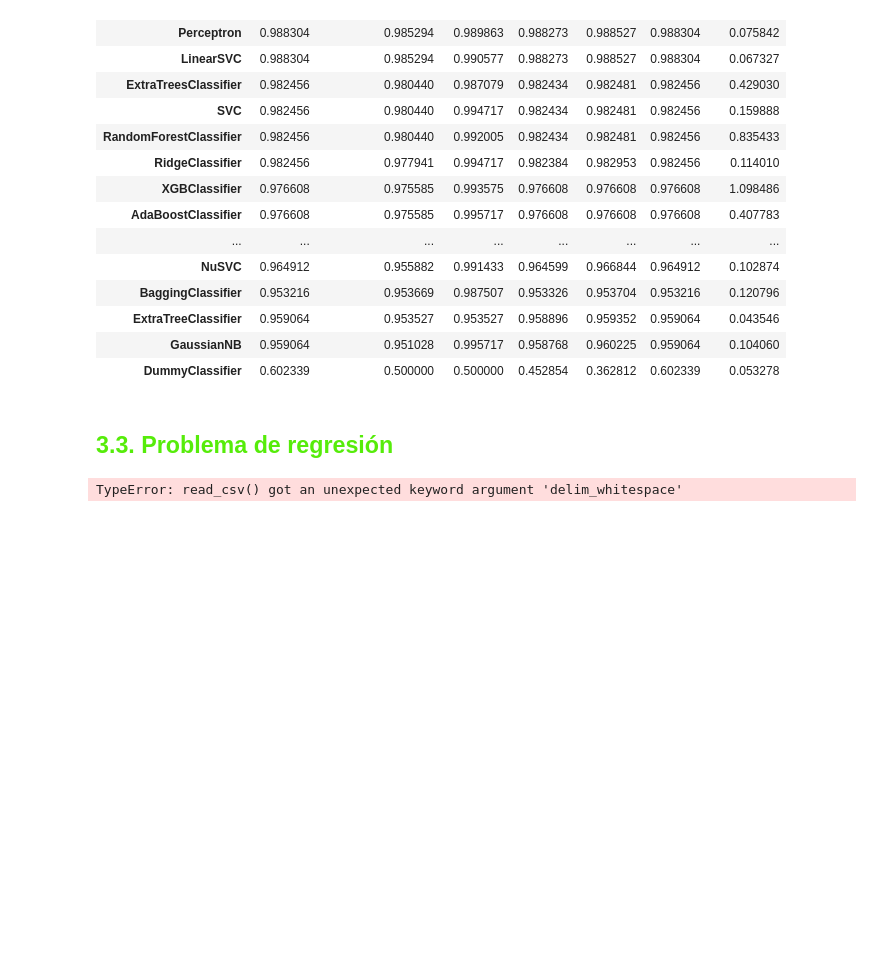
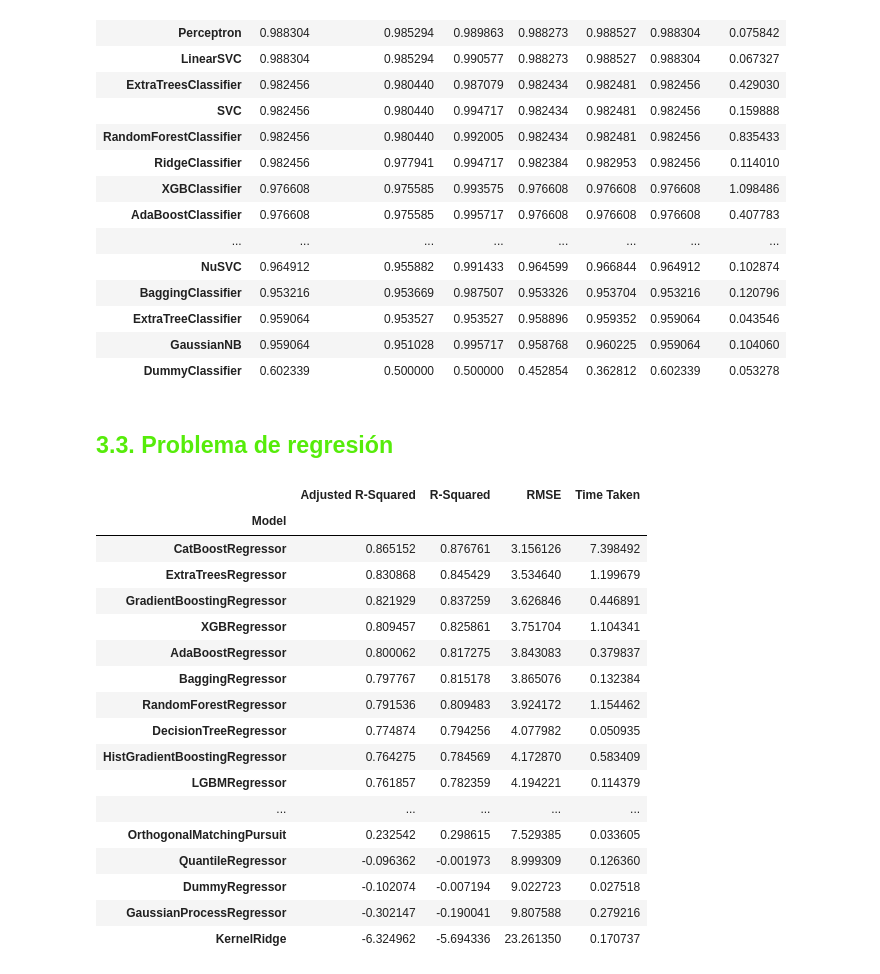
Before and after one commit to Spek7ro/Machine_Learning_Ensemble, a Jupyter notebook: Intro_ML/5.2. Plantilla para comparar algoritmos.ipynb, the cells around one changed output. Drawn from its saved outputs; the diff is of its cells as text; code cells hidden in the pictures; blank space fills up the shorter version.

```diff
--- a/Intro_ML/5.2. Plantilla para comparar algoritmos.ipynb
+++ b/Intro_ML/5.2. Plantilla para comparar algoritmos.ipynb
@@ -289,22 +289,39 @@ models
 # %%
 from lazypredict.Supervised import LazyRegressor
 from sklearn import datasets
 from sklearn.utils import shuffle
 import numpy as np
 import pandas as pd
 
 # Regression problem
-filename_reg = 'data/housing.csv'
-names_reg = ['CRIM', 'ZN', 'INDUS', 'CHAS', 'NOX', 'RM', 'AGE', 'DIS', 'RAD', 'TAX', 'PTRATIO',
-'B', 'LSTAT', 'MEDV']
-df_reg = pd.read_csv(filename_reg, delim_whitespace=True, names=names_reg)
+filename_reg = '../data/boston.csv'
+# names_reg = ['CRIM', 'ZN', 'INDUS', 'CHAS', 'NOX', 'RM', 'AGE', 'DIS', 'RAD', 'TAX', 'PTRATIO',
+# 'B', 'LSTAT', 'MEDV']
+df_reg = pd.read_csv(filename_reg, sep=',')
 array_reg = df_reg.values
 X_reg = array_reg[:,0:13]
 y_reg = array_reg[:,13]
 
 X_train, X_test, y_train, y_test = train_test_split(X_reg, y_reg,test_size=.3,random_state =123)
 reg = LazyRegressor(verbose=0,ignore_warnings=True, custom_metric=None )
 models,predictions = reg.fit(X_train, X_test, y_train, y_test)
 models
 # %% [output]
-TypeError: read_csv() got an unexpected keyword argument 'delim_whitespace'
+|  | Adjusted R-Squared | R-Squared | RMSE | Time Taken |
+| Model |  |  |  |  |
+| CatBoostRegressor | 0.865152 | 0.876761 | 3.156126 | 7.398492 |
+| ExtraTreesRegressor | 0.830868 | 0.845429 | 3.534640 | 1.199679 |
+| GradientBoostingRegressor | 0.821929 | 0.837259 | 3.626846 | 0.446891 |
+| XGBRegressor | 0.809457 | 0.825861 | 3.751704 | 1.104341 |
+| AdaBoostRegressor | 0.800062 | 0.817275 | 3.843083 | 0.379837 |
+| BaggingRegressor | 0.797767 | 0.815178 | 3.865076 | 0.132384 |
+| RandomForestRegressor | 0.791536 | 0.809483 | 3.924172 | 1.154462 |
+| DecisionTreeRegressor | 0.774874 | 0.794256 | 4.077982 | 0.050935 |
+| HistGradientBoostingRegressor | 0.764275 | 0.784569 | 4.172870 | 0.583409 |
+| LGBMRegressor | 0.761857 | 0.782359 | 4.194221 | 0.114379 |
+| ... | ... | ... | ... | ... |
+| OrthogonalMatchingPursuit | 0.232542 | 0.298615 | 7.529385 | 0.033605 |
+| QuantileRegressor | -0.096362 | -0.001973 | 8.999309 | 0.126360 |
+| DummyRegressor | -0.102074 | -0.007194 | 9.022723 | 0.027518 |
+| GaussianProcessRegressor | -0.302147 | -0.190041 | 9.807588 | 0.279216 |
+| KernelRidge | -6.324962 | -5.694336 | 23.261350 | 0.170737 |
```
Also changed, not shown: 4 other files.
